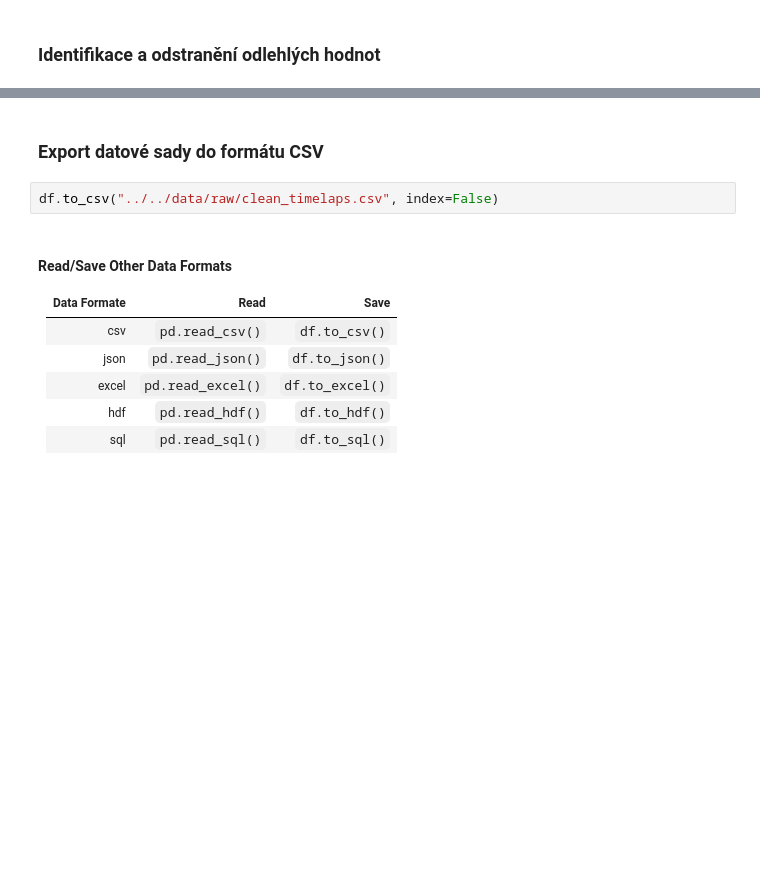
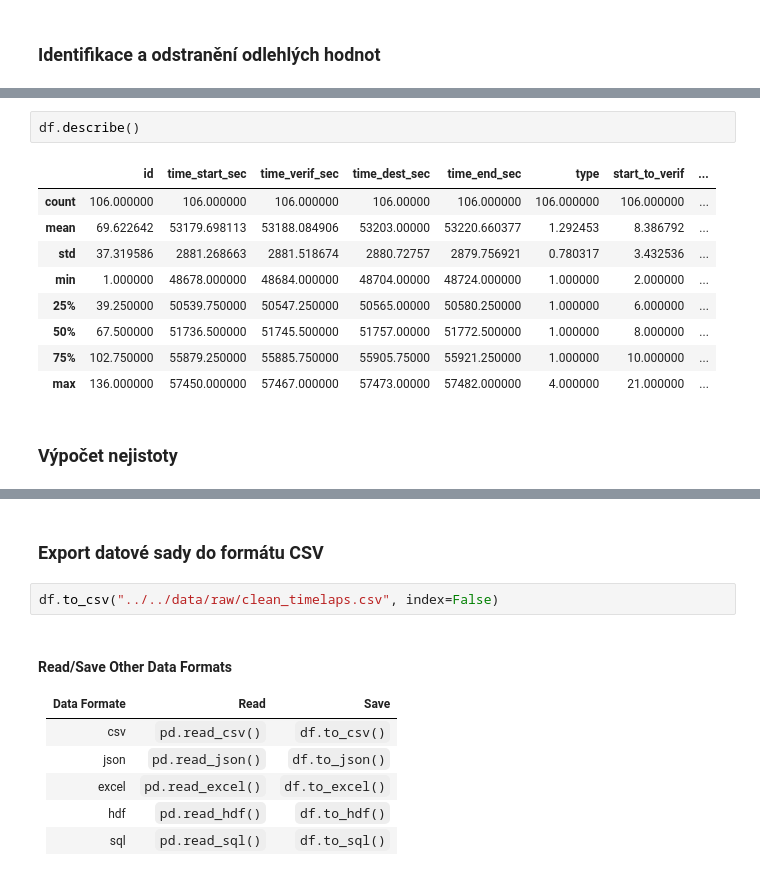
Before and after one commit to UsmanovSla/MGD-RSS, a Jupyter notebook: model/01_DataScience/DS_01_Data_Cleaning.ipynb, the cells around one changed output, grey strips where cells are left out. Cells and saved outputs as stored; diff of their text form; blank space fills up the shorter version.

```diff
--- a/model/01_DataScience/DS_01_Data_Cleaning.ipynb
+++ b/model/01_DataScience/DS_01_Data_Cleaning.ipynb
@@ -226,0 +239,14 @@ memory usage: 12.8+ KB
+# %%
+df.describe()
+# %% [output]
+|  | id | time_start_sec | time_verif_sec | time_dest_sec | time_end_sec | type | start_to_verif | ... |
+| count | 106.000000 | 106.000000 | 106.000000 | 106.00000 | 106.000000 | 106.000000 | 106.000000 | ... |
+| mean | 69.622642 | 53179.698113 | 53188.084906 | 53203.00000 | 53220.660377 | 1.292453 | 8.386792 | ... |
+| std | 37.319586 | 2881.268663 | 2881.518674 | 2880.72757 | 2879.756921 | 0.780317 | 3.432536 | ... |
+| min | 1.000000 | 48678.000000 | 48684.000000 | 48704.00000 | 48724.000000 | 1.000000 | 2.000000 | ... |
+| 25% | 39.250000 | 50539.750000 | 50547.250000 | 50565.00000 | 50580.250000 | 1.000000 | 6.000000 | ... |
+| 50% | 67.500000 | 51736.500000 | 51745.500000 | 51757.00000 | 51772.500000 | 1.000000 | 8.000000 | ... |
+| 75% | 102.750000 | 55879.250000 | 55885.750000 | 55905.75000 | 55921.250000 | 1.000000 | 10.000000 | ... |
+| max | 136.000000 | 57450.000000 | 57467.000000 | 57473.00000 | 57482.000000 | 4.000000 | 21.000000 | ... |
+# %% [markdown]
+### Výpočet nejistoty
```
Also changed, not shown: parts of 10 cells of this notebook, 16 other files.
